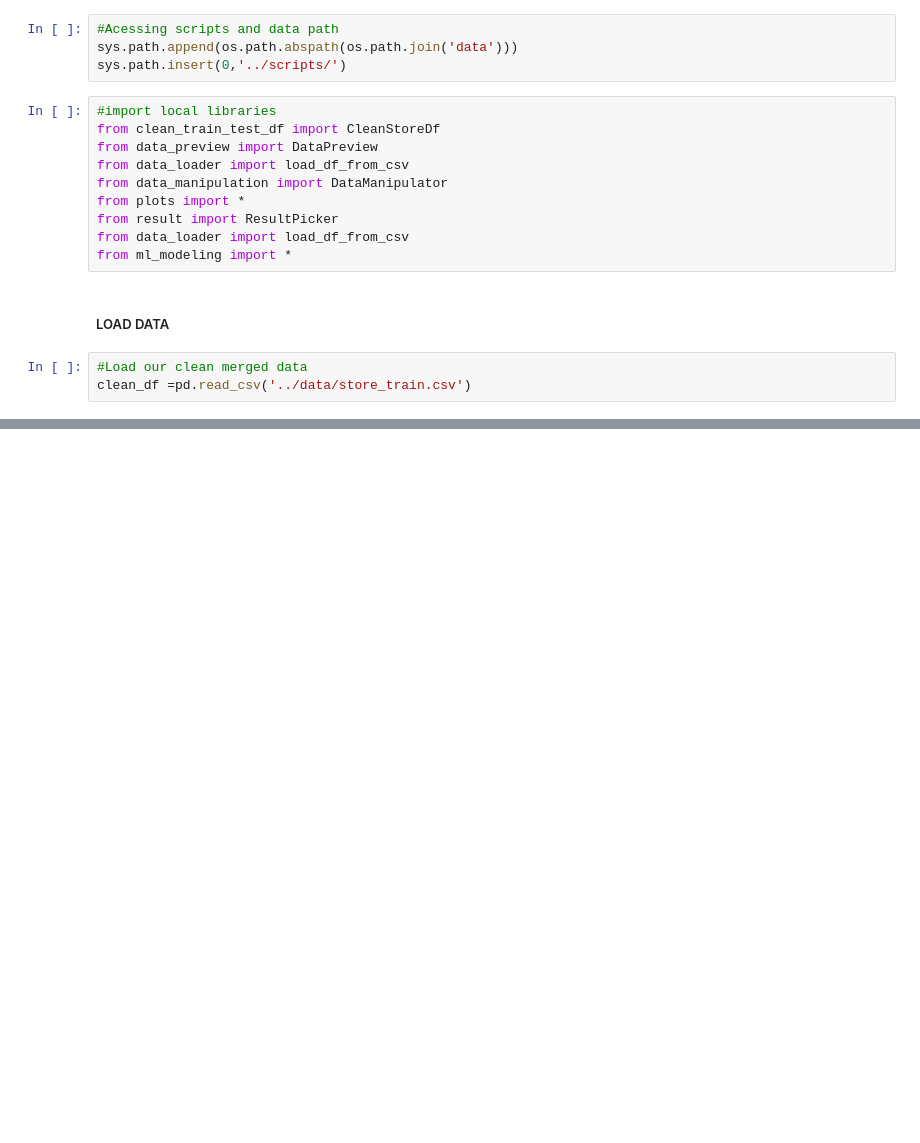
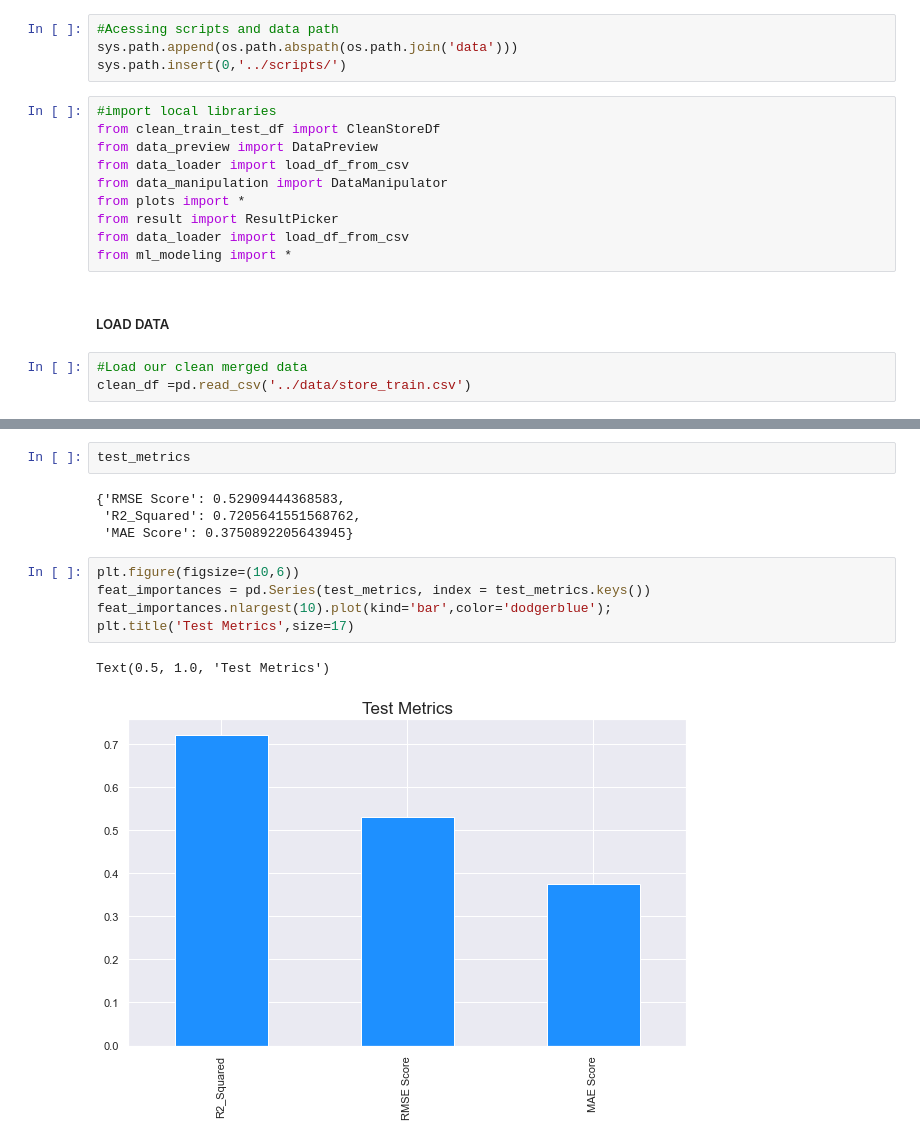
Before and after one commit to Melak2017/Pharmaceutical-Sales-Prediction-, a Jupyter notebook: notebooks/Modelling_SalesPrediction..ipynb, the cells around one changed output, grey strips where cells are left out. Saved outputs shown, nothing was run; the diff lists cells and outputs as text; blank space fills up the shorter version.

```diff
--- a/notebooks/Modelling_SalesPrediction..ipynb
+++ b/notebooks/Modelling_SalesPrediction..ipynb
@@ -239,0 +184,14 @@ with mlflow.start_run() as run:
+# %%
+test_metrics
+# %% [output]
+{'RMSE Score': 0.52909444368583,
+ 'R2_Squared': 0.7205641551568762,
+ 'MAE Score': 0.3750892205643945}
+# %%
+plt.figure(figsize=(10,6))
+feat_importances = pd.Series(test_metrics, index = test_metrics.keys())
+feat_importances.nlargest(10).plot(kind='bar',color='dodgerblue');
+plt.title('Test Metrics',size=17)
+# %% [output]
+Text(0.5, 1.0, 'Test Metrics')
+[figure, added]
```
Also changed, not shown: parts of 51 cells of this notebook.
